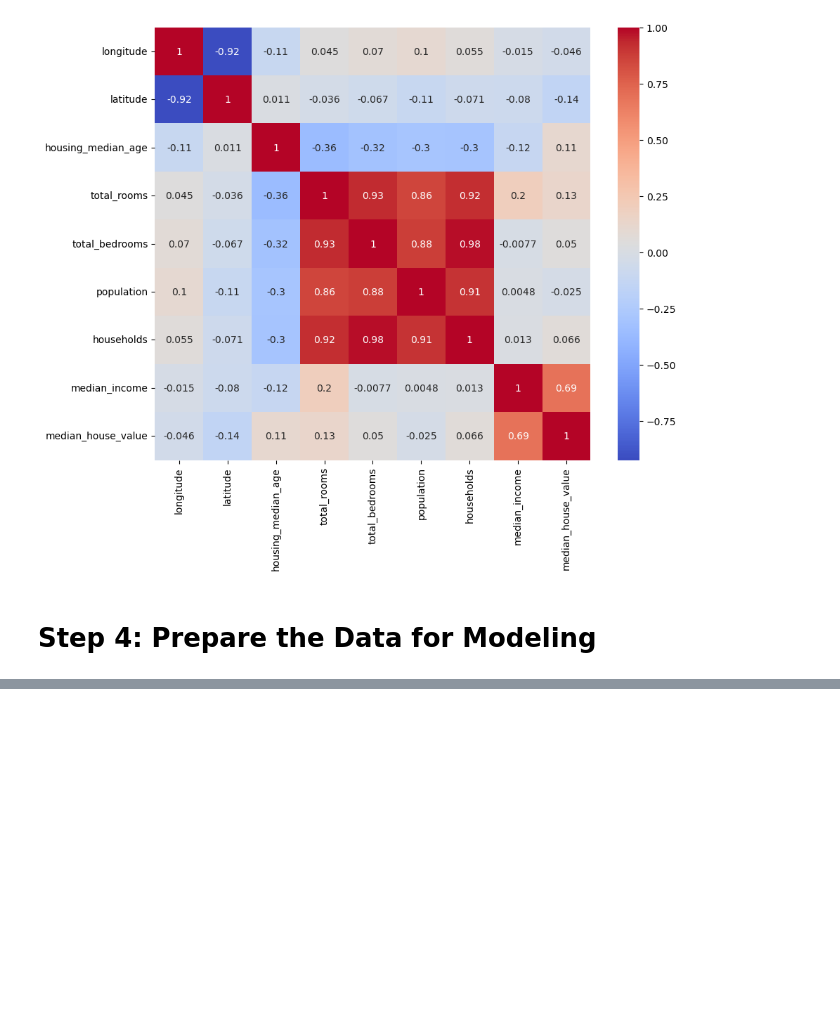
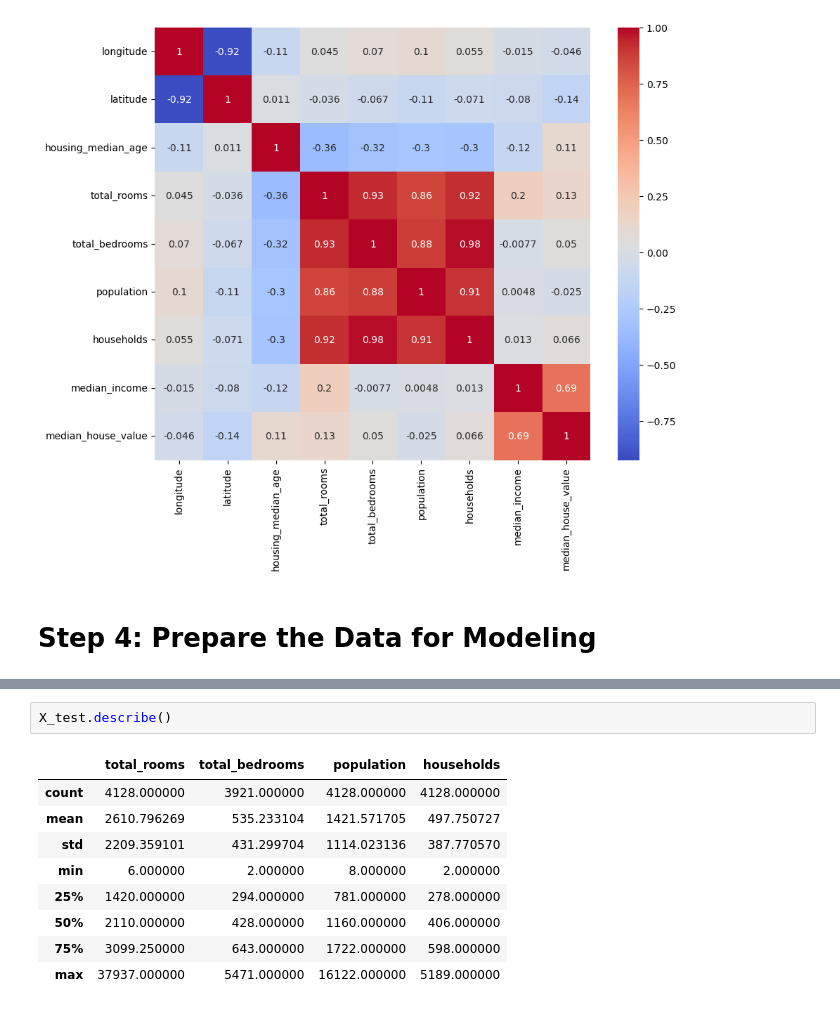
Before and after one commit to Bankole2000/sprylynx-housing-project, a Jupyter notebook: project.ipynb, the cells around one changed output, grey strips where cells are left out. Saved outputs shown, nothing was run; the diff lists cells and outputs as text; blank space fills up the shorter version.

```diff
--- a/project.ipynb
+++ b/project.ipynb
@@ -77,0 +123,12 @@ plt.show()
+# %%
+X_test.describe()
+# %% [output]
+|  | total_rooms | total_bedrooms | population | households |
+| count | 4128.000000 | 3921.000000 | 4128.000000 | 4128.000000 |
+| mean | 2610.796269 | 535.233104 | 1421.571705 | 497.750727 |
+| std | 2209.359101 | 431.299704 | 1114.023136 | 387.770570 |
+| min | 6.000000 | 2.000000 | 8.000000 | 2.000000 |
+| 25% | 1420.000000 | 294.000000 | 781.000000 | 278.000000 |
+| 50% | 2110.000000 | 428.000000 | 1160.000000 | 406.000000 |
+| 75% | 3099.250000 | 643.000000 | 1722.000000 | 598.000000 |
+| max | 37937.000000 | 5471.000000 | 16122.000000 | 5189.000000 |
```
Also changed, not shown: parts of 11 cells of this notebook, 1 other file.
